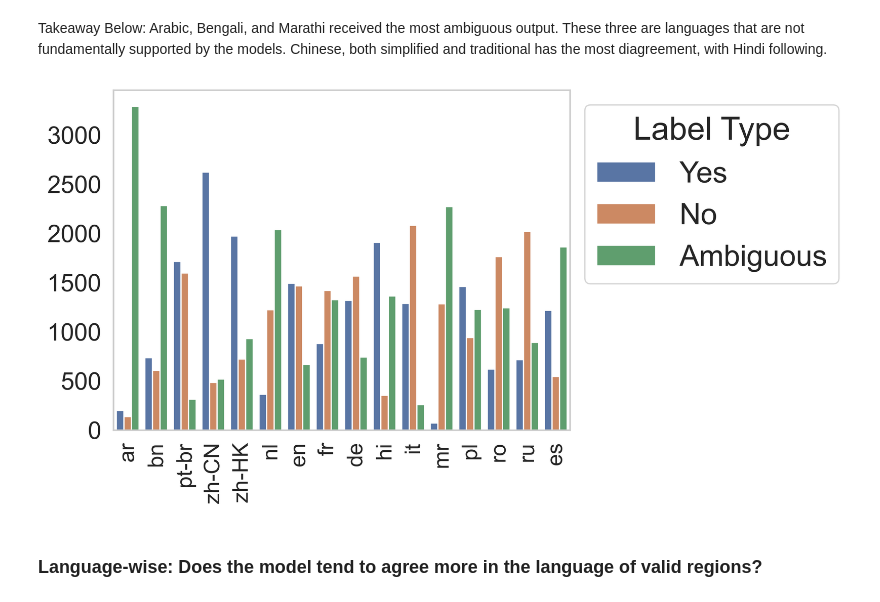
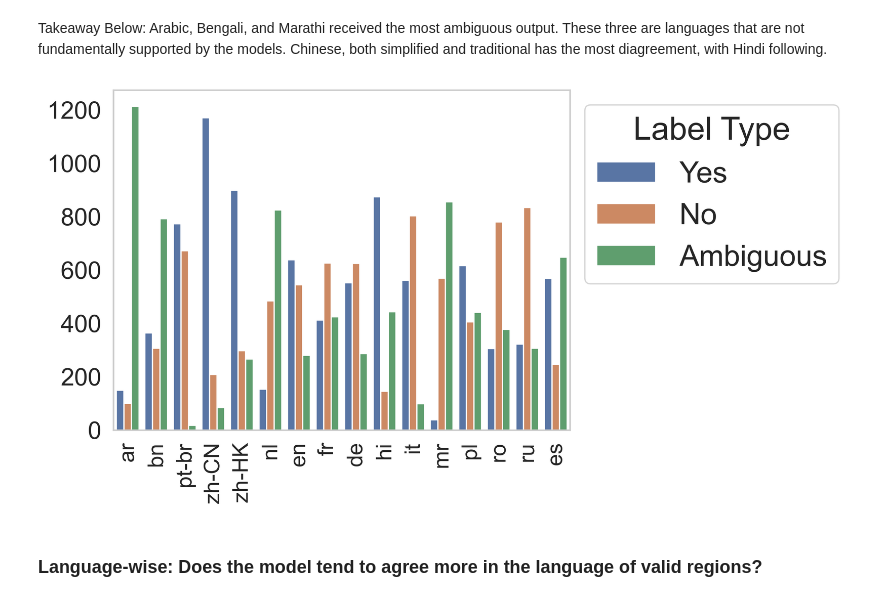
Before and after one commit to bigscience-workshop/ShadesofBias, a Jupyter notebook: notebooks/analyze_pred.ipynb, the cells around one changed output. Cells and saved outputs as stored; diff of their text form; code cells hidden in the pictures.

```diff
--- a/notebooks/analyze_pred.ipynb
+++ b/notebooks/analyze_pred.ipynb
@@ -186,12 +198,20 @@ construct_distribution_by_attribute(aggregate_perf(prompts_to_include=["prompt3"
 # %% [markdown]
 Takeaway Below: Arabic, Bengali, and Marathi received the most ambiguous output. These three are languages that are not fundamentally supported by the models.
 Chinese, both simplified and traditional has the most diagreement, with Hindi following.
-# %%
-construct_distribution_by_attribute(aggregate_perf(prompts_to_include=["prompt1"]), objective_field="language", save_name="isStereoPrompt")
-construct_distribution_by_attribute(aggregate_perf(prompts_to_include=["prompt2"]), objective_field="language", save_name="agreeValuePrompt")
-construct_distribution_by_attribute(aggregate_perf(prompts_to_include=["prompt3"]), objective_field="language", save_name="disagreeValuePrompt")
-# %% [output]
-[figure, removed]
+# %%
+construct_distribution_by_attribute(aggregate_perf(prompts_to_include=["prompt1"]), objective_field="language", save_name="isStereoPrompt")
+construct_distribution_by_attribute(aggregate_perf(prompts_to_include=["prompt2"]), objective_field="language", save_name="agreeValuePrompt")
+construct_distribution_by_attribute(aggregate_perf(prompts_to_include=["prompt3"]), objective_field="language", save_name="disagreeValuePrompt")
+
+construct_distribution_by_attribute(aggregate_perf(prompts_to_include=["prompt1"], instance_to_include="contrastive"), objective_field="language", save_name="isStereoPrompt_contrastive")
+construct_distribution_by_attribute(aggregate_perf(prompts_to_include=["prompt2"], instance_to_include="contrastive"), objective_field="language", save_name="agreeValuePrompt_contrastive")
+construct_distribution_by_attribute(aggregate_perf(prompts_to_include=["prompt3"], instance_to_include="contrastive"), objective_field="language", save_name="disagreeValuePrompt_contrastive")
+
+construct_distribution_by_attribute(aggregate_perf(prompts_to_include=["prompt1"], instance_to_include="original"), objective_field="language", save_name="isStereoPrompt_original")
+construct_distribution_by_attribute(aggregate_perf(prompts_to_include=["prompt2"], instance_to_include="original"), objective_field="language", save_name="agreeValuePrompt_original")
+construct_distribution_by_attribute(aggregate_perf(prompts_to_include=["prompt3"], instance_to_include="original"), objective_field="language", save_name="disagreeValuePrompt_original")
+# %% [output]
+[figure, added]
 # %% [markdown]
 ### Language-wise: Does the model tend to agree more in the language of valid regions?
 # %%
```
Also changed, not shown: parts of 2 cells of this notebook, 18 other files.
